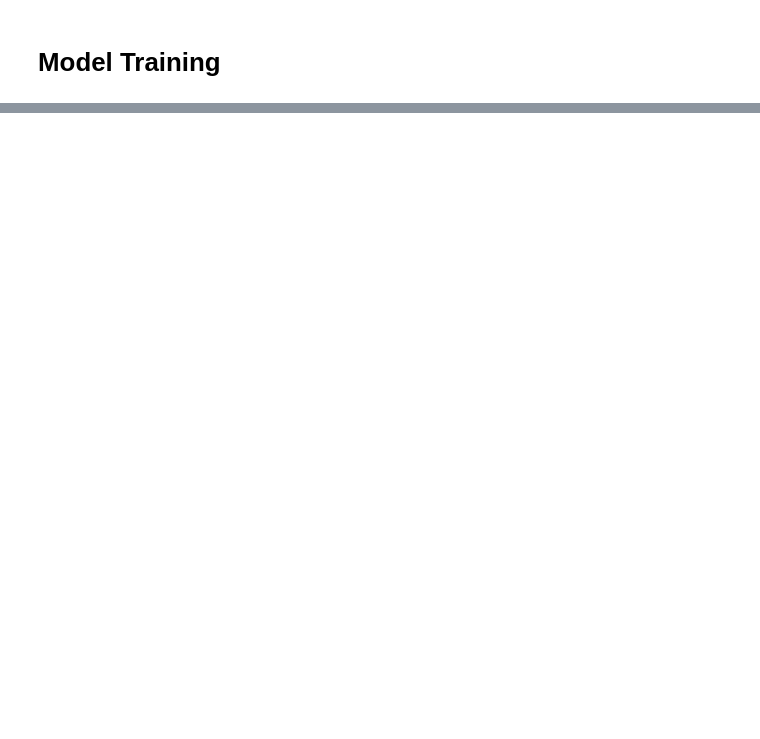
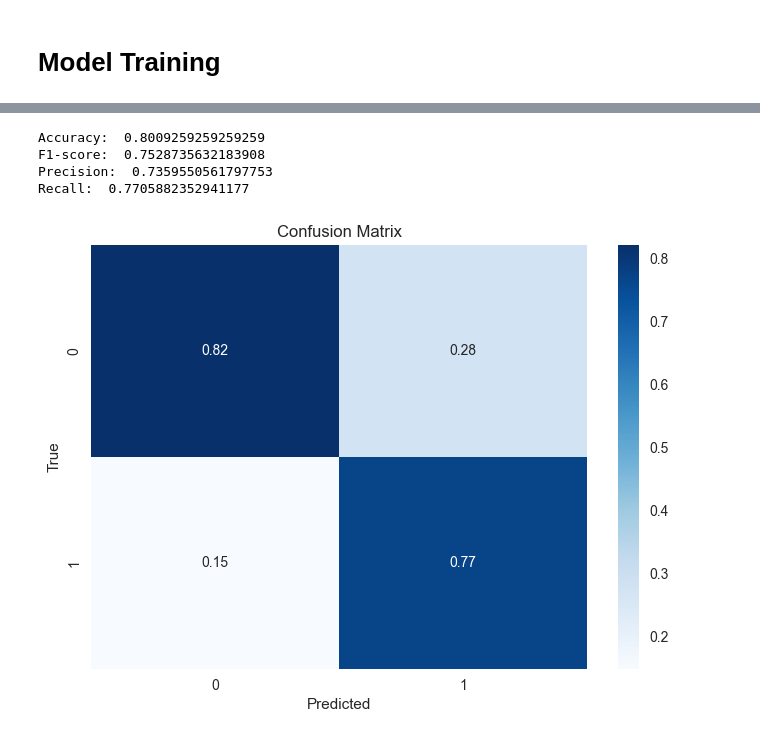
Before and after one commit to maxADeVisser/IDSS_PW3, a Jupyter notebook: data_preprocessing.ipynb, the cells around one changed output, grey strips where cells are left out. Cells and saved outputs as stored; diff of their text form; code cells hidden in the pictures; blank space fills up the shorter version.

Commit message:
now also training a simple neural network

```diff
--- a/data_preprocessing.ipynb
+++ b/data_preprocessing.ipynb
@@ -203,0 +210,13 @@ weighted avg       0.82      0.82      0.82       288
+# %%
+
+
+# split data into train and test sets
+X = df_processed.drop(columns=['stroke'])
+y = df_processed['stroke']
+X_train, X_test, y_train, y_test = train_test_split(X, y, test_size=0.3, random_state=rs)
+
+# convert data to tensors
+X_train = torch.tensor(X_train.values, dtype=torch.float)
+y_train = torch.tensor(y_train.values.reshape(-1, 1), dtype=torch.float)
+X_test = torch.tensor(X_test.values, dtype=torch.float)
+y_test = torch.tensor(y_test.values.reshape(-1, 1), dtype=torch.float)
@@ -203,0 +300,24 @@ weighted avg       0.82      0.82      0.82       288
+# %%
+# Evaluate the model on the test set:
+predicted_probs = model(X_test)
+predicted_labels = (predicted_probs > 0.5).float()
+predicted_labels = predicted_labels.detach().numpy()
+print("Accuracy: ", accuracy_score(y_test, predicted_labels))
+print("F1-score: ", f1_score(y_test, predicted_labels))
+print("Precision: ", precision_score(y_test , predicted_labels))
+print("Recall: ", recall_score(y_test, predicted_labels))
+
+# confusion matrix
+cf_matrix = confusion_matrix(y_test, predicted_labels)
+cf_matrix = cf_matrix / cf_matrix.astype(float).sum(axis=1)
+sns.heatmap(cf_matrix, annot=True, cmap="Blues")
+plt.xlabel("Predicted")
+plt.ylabel("True")
+plt.title("Confusion Matrix")
+plt.show()
+# %% [output]
+Accuracy:  0.8009259259259259
+F1-score:  0.7528735632183908
+Precision:  0.7359550561797753
+Recall:  0.7705882352941177
+[figure, added]
```
Also changed, not shown: parts of 13 cells of this notebook.
